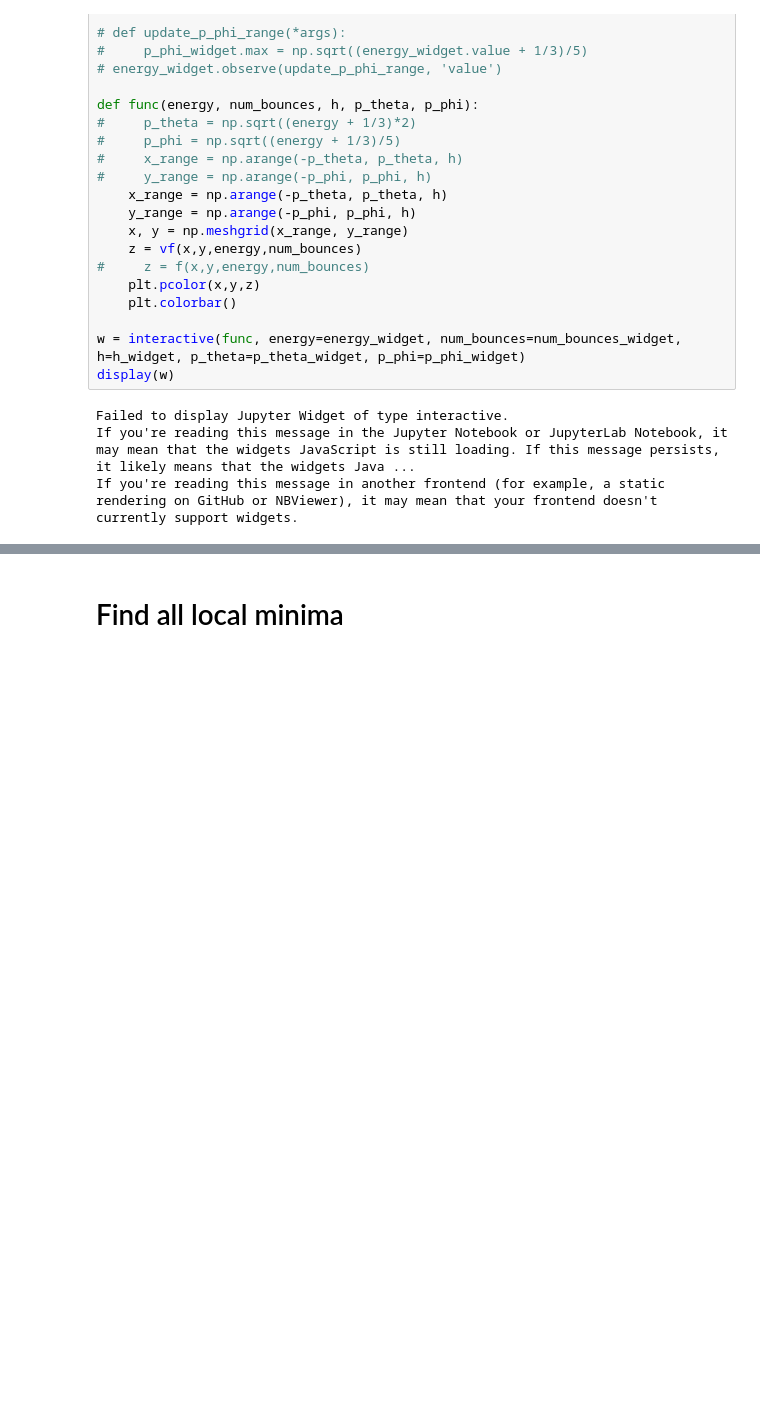
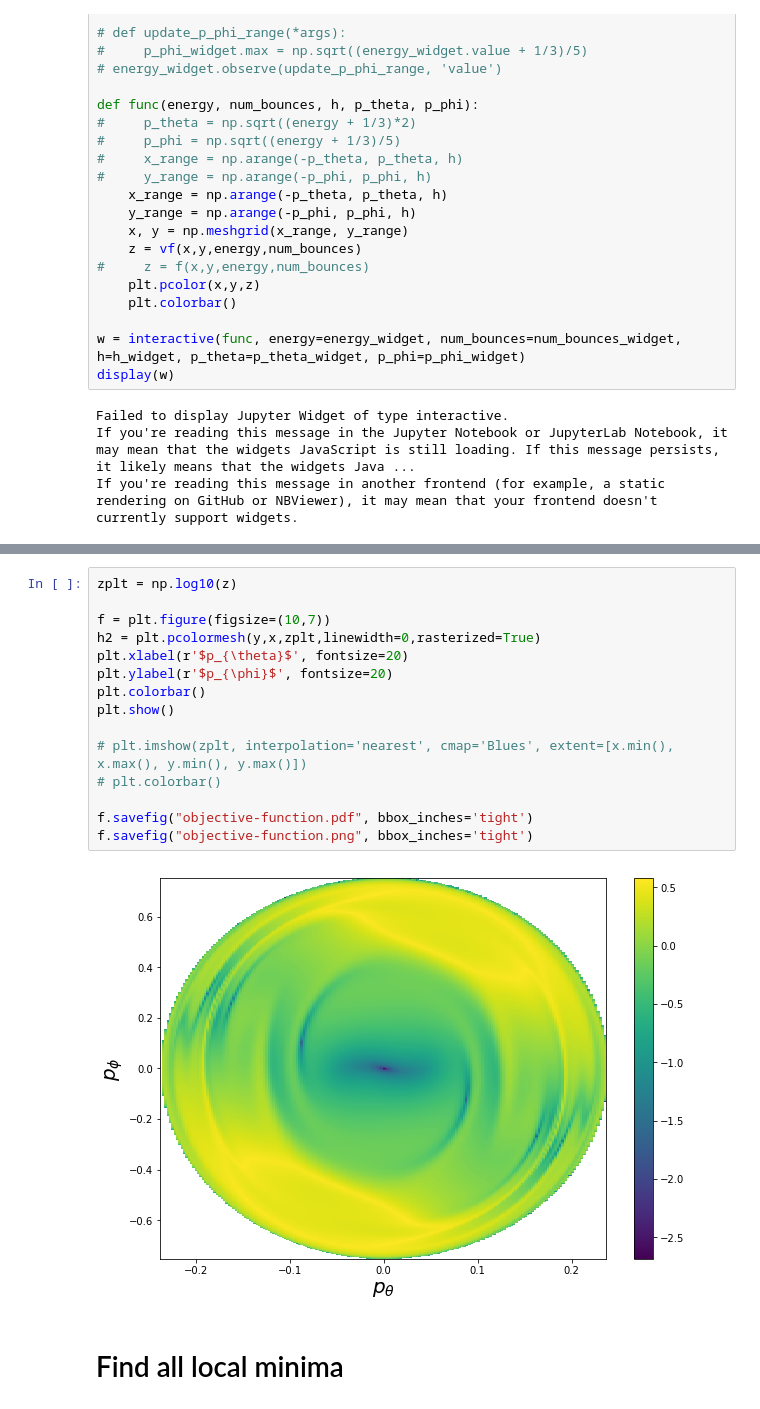
Before and after one commit to edwardsjohnmartin/MagPhyxP, a Jupyter notebook: Edges.ipynb, the cells around one changed output, grey strips where cells are left out. Cells and saved outputs as stored; diff of their text form; blank space fills up the shorter version.

```diff
--- a/Edges.ipynb
+++ b/Edges.ipynb
@@ -104,3 +151,20 @@ If you're reading this message in another frontend (for example, a static render
+# %%
+zplt = np.log10(z)
+
+f = plt.figure(figsize=(10,7))
+h2 = plt.pcolormesh(y,x,zplt,linewidth=0,rasterized=True)
+plt.xlabel(r'$p_{\theta}$', fontsize=20)
+plt.ylabel(r'$p_{\phi}$', fontsize=20)
+plt.colorbar()
+plt.show()
+
+# plt.imshow(zplt, interpolation='nearest', cmap='Blues', extent=[x.min(), x.max(), y.min(), y.max()])
+# plt.colorbar()
+
+f.savefig("objective-function.pdf", bbox_inches='tight')
+f.savefig("objective-function.png", bbox_inches='tight')
+# %% [output]
+[figure, added]
 # %% [markdown]
 # Find all local minima
 # %%
```
Also changed, not shown: parts of 2 cells of this notebook, 5 other files.
